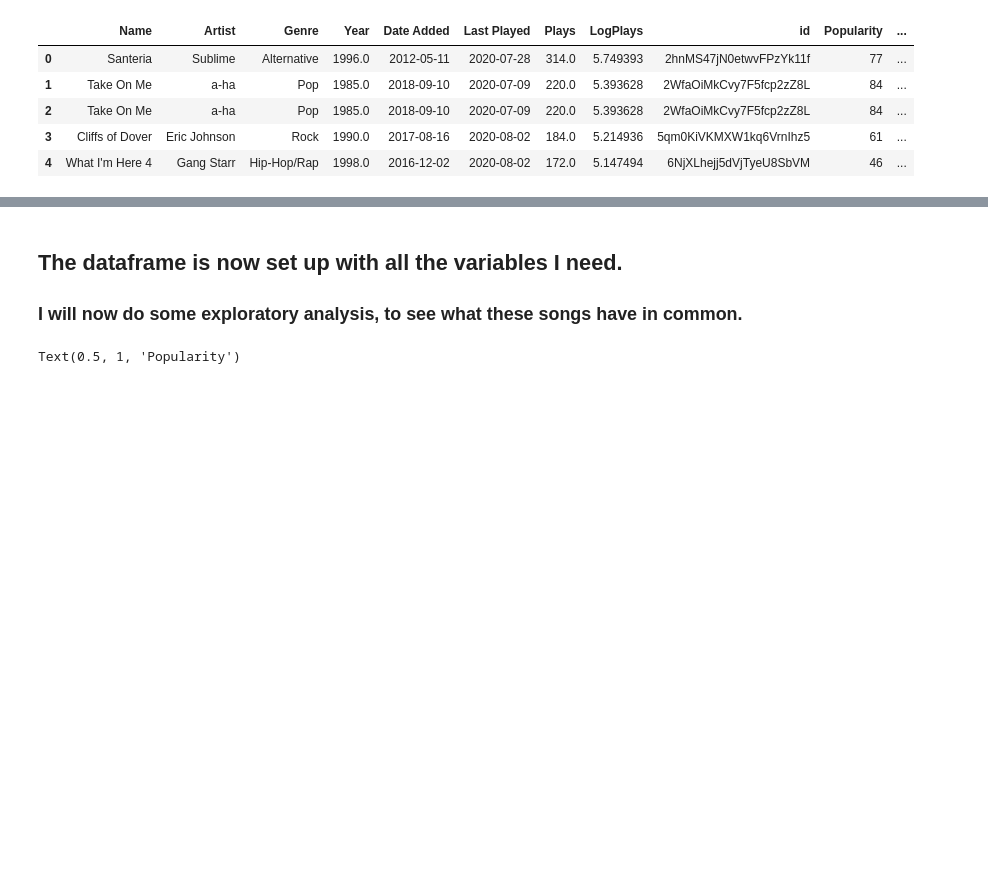
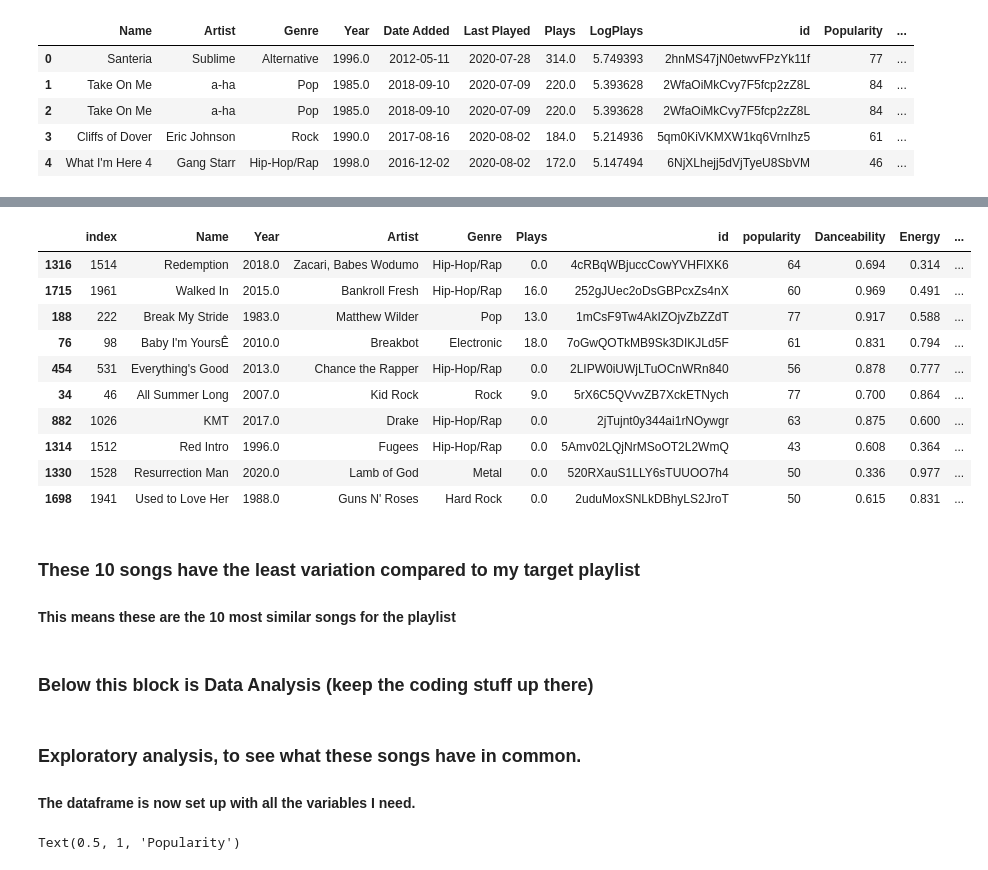
Before and after one commit to caltodo/MusicAnalysis, a Jupyter notebook: STCD_recommender.ipynb, the cells around one changed output, grey strips where cells are left out. Cells and saved outputs as stored; diff of their text form; code cells hidden in the pictures; blank space fills up the shorter version.

Commit message:
Now recommends similar songs to average of playlist

```diff
--- a/STCD_recommender.ipynb
+++ b/STCD_recommender.ipynb
@@ -495,0 +659,3 @@ t_50.head()
+# %%
+library_df['id'] = id_list2
+library_df['popularity'] = pop_list2
@@ -495,0 +723,9 @@ t_50.head()
+# %%
+library_df['Danceability'] = dance_list
+library_df['Energy'] = energy_list
+library_df['Loudness'] = loud_list
+library_df['Speechiness'] = speech_list
+library_df['Acousticness'] = acoustic_list
+library_df['Instrumentalness'] = instrument_list
+library_df['Liveness'] = live_list
+library_df['Tempo'] = tempo_list
@@ -495,0 +757,11 @@ t_50.head()
+# %%
+#Calculate variation of these songs in comparison to the STCD playlist
+#Done by taking the difference of each column and corresponding target column, then adding
+
+l = len(library_df)
+
+var_list = []
+for i in range(l):
+    var_list.append(abs((library_df['popularity'][i] - target['Popularity']) + (library_df['Danceability'][i] - target['Danceability']) + (library_df['Energy'][i] - target['Energy']) + (library_df['Loudness'][i] - target['Loudness']) + (library_df['Speechiness'][i] - target['Speechiness']) + (library_df['Acousticness'][i] - target['Acousticness']) + (library_df['Instrumentalness'][i] - target['Instrumentalness']) + (library_df['Liveness'][i] - target['Liveness']) + (library_df['Tempo'][i] - target['Tempo'])))
+# %%
+library_df['Variation'] = var_list
@@ -496,4 +777,22 @@ t_50.head()
+# %%
+library_df.sort_values(by='Variation').head(10)
+# %% [output]
+|  | index | Name | Year | Artist | Genre | Plays | id | popularity | Danceability | Energy | ... |
+| 1316 | 1514 | Redemption | 2018.0 | Zacari, Babes Wodumo | Hip-Hop/Rap | 0.0 | 4cRBqWBjuccCowYVHFlXK6 | 64 | 0.694 | 0.314 | ... |
+| 1715 | 1961 | Walked In | 2015.0 | Bankroll Fresh | Hip-Hop/Rap | 16.0 | 252gJUec2oDsGBPcxZs4nX | 60 | 0.969 | 0.491 | ... |
+| 188 | 222 | Break My Stride | 1983.0 | Matthew Wilder | Pop | 13.0 | 1mCsF9Tw4AkIZOjvZbZZdT | 77 | 0.917 | 0.588 | ... |
+| 76 | 98 | Baby I'm YoursÊ | 2010.0 | Breakbot | Electronic | 18.0 | 7oGwQOTkMB9Sk3DIKJLd5F | 61 | 0.831 | 0.794 | ... |
+| 454 | 531 | Everything's Good | 2013.0 | Chance the Rapper | Hip-Hop/Rap | 0.0 | 2LIPW0iUWjLTuOCnWRn840 | 56 | 0.878 | 0.777 | ... |
+| 34 | 46 | All Summer Long | 2007.0 | Kid Rock | Rock | 9.0 | 5rX6C5QVvvZB7XckETNych | 77 | 0.700 | 0.864 | ... |
+| 882 | 1026 | KMT | 2017.0 | Drake | Hip-Hop/Rap | 0.0 | 2jTujnt0y344ai1rNOywgr | 63 | 0.875 | 0.600 | ... |
+| 1314 | 1512 | Red Intro | 1996.0 | Fugees | Hip-Hop/Rap | 0.0 | 5Amv02LQjNrMSoOT2L2WmQ | 43 | 0.608 | 0.364 | ... |
+| 1330 | 1528 | Resurrection Man | 2020.0 | Lamb of God | Metal | 0.0 | 520RXauS1LLY6sTUUOO7h4 | 50 | 0.336 | 0.977 | ... |
+| 1698 | 1941 | Used to Love Her | 1988.0 | Guns N' Roses | Hard Rock | 0.0 | 2uduMoxSNLkDBhyLS2JroT | 50 | 0.615 | 0.831 | ... |
+# %% [markdown]
+### These 10 songs have the least variation compared to my target playlist
+#### This means these are the 10 most similar songs for the playlist
+# %% [markdown]
+### Below this block is Data Analysis (keep the coding stuff up there)
 # %% [markdown]
-## The dataframe is now set up with all the variables I need.
-
-### I will now do some exploratory analysis, to see what these songs have in common.
+### Exploratory analysis, to see what these songs have in common.
+#### The dataframe is now set up with all the variables I need.
```
Also changed, not shown: parts of 54 cells of this notebook, 1 other file.
